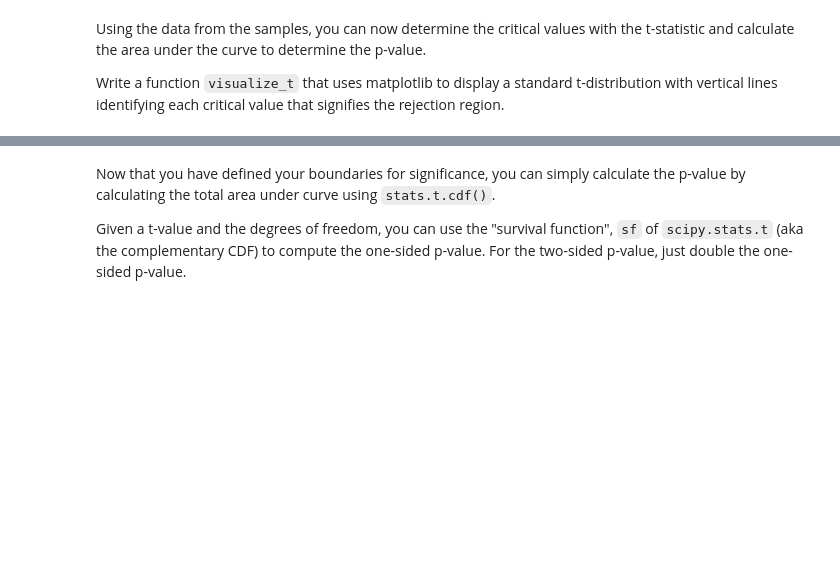
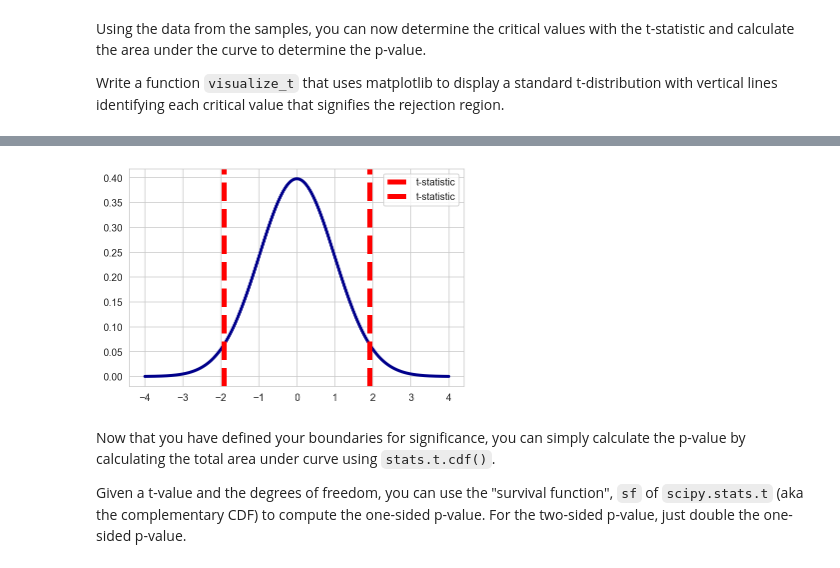
Before and after one commit to minthammock/dsc-two-sample-t-tests-lab-onl01-dtsc-pt-041320, a Jupyter notebook: index.ipynb, the cells around one changed output, grey strips where cells are left out. Drawn from its saved outputs; the diff is of its cells as text; code cells hidden in the pictures; blank space fills up the shorter version.

```diff
--- a/index.ipynb
+++ b/index.ipynb
@@ -157,21 +213,31 @@ Write a function `visualize_t` that uses matplotlib to display a standard t-dist
 # %%
 # Visualize t and p_value
 
-def visualize_t(t_stat, n_control, n_experimental):
-
+def visualize_t(t_stat, n_control, n_experimental = 0):
+    df = n_control+n_experimental-2
     # initialize a matplotlib "figure"
-
+    plt.figure()
+    ax = plt.gca()
     # generate points on the x axis between -4 and 4:
-
+    x = np.linspace(-4,4,500)
     # use stats.t.pdf to get values on the probability density function for the t-distribution
-
+    y = stats.t.pdf(x, df, 0,1)
     # Draw two sided boundary for critical-t
 
-    return None
+    ax.plot(x, y, linewidth=3, color='darkblue')
+
+    # plot a vertical line for our measured difference in rates t-statistic
+    ax.axvline(t_stat, color='red', linestyle='--', lw=5,label='t-statistic')
+    ax.axvline(-t_stat, color='red', linestyle='--', lw=5,label='t-statistic')
+
+    ax.legend()
+    plt.show()
 
 n_control = None
 n_experimental = None
-visualize_t(t_stat, n_control, n_experimental)
+visualize_t(t_stat, len(control), len(experimental))
+# %% [output]
+[figure, added]
 # %% [markdown]
 Now that you have defined your boundaries for significance, you can simply calculate the p-value by calculating the total area under curve using `stats.t.cdf()`.
 
```
Also changed, not shown: parts of 6 cells of this notebook.
